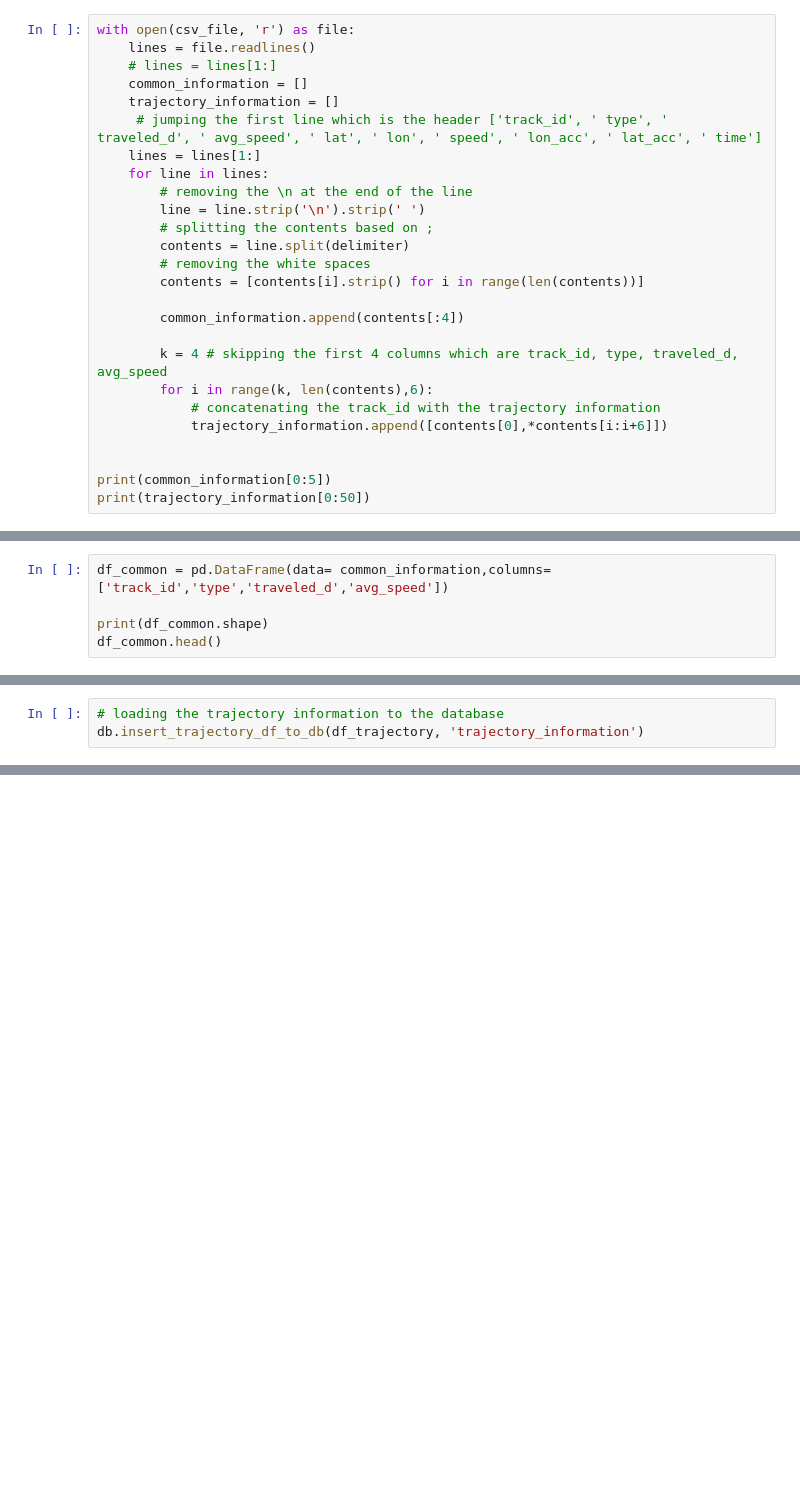
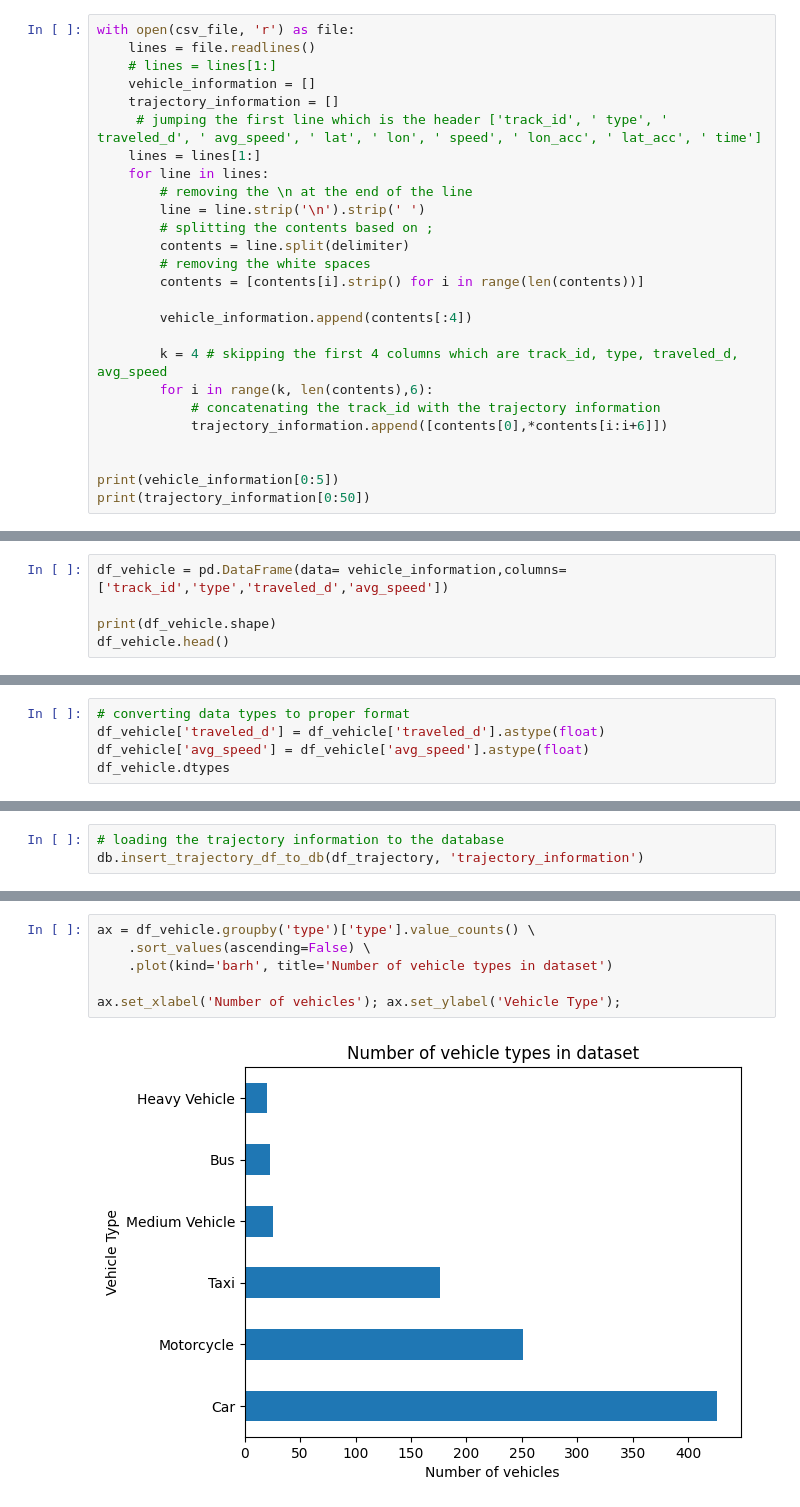
Before and after one commit to abdimussa87/10academy-week2-Traffic-Analysis, a Jupyter notebook: notebooks/eda_analysis.ipynb, the cells around one changed output, grey strips where cells are left out. Saved outputs shown, nothing was run; the diff lists cells and outputs as text; blank space fills up the shorter version.

Commit message:
feat: added additional data cleaning and plots refactor: changed common_information to vehicle_information

```diff
--- a/notebooks/eda_analysis.ipynb
+++ b/notebooks/eda_analysis.ipynb
@@ -36,7 +37,7 @@ track_id; type; traveled_d; avg_speed; lat; lon; speed; lon_acc; lat_acc; time
 with open(csv_file, 'r') as file:
     lines = file.readlines()
     # lines = lines[1:]
-    common_information = []
+    vehicle_information = []
     trajectory_information = []
      # jumping the first line which is the header ['track_id', ' type', ' traveled_d', ' avg_speed', ' lat', ' lon', ' speed', ' lon_acc', ' lat_acc', ' time']
     lines = lines[1:]
@@ -48,7 +49,7 @@ with open(csv_file, 'r') as file:
         # removing the white spaces
         contents = [contents[i].strip() for i in range(len(contents))]
 
-        common_information.append(contents[:4])
+        vehicle_information.append(contents[:4])
 
         k = 4 # skipping the first 4 columns which are track_id, type, traveled_d, avg_speed
         for i in range(k, len(contents),6):
@@ -56,16 +57,16 @@ with open(csv_file, 'r') as file:
             trajectory_information.append([contents[0],*contents[i:i+6]])
 
 
-print(common_information[0:5])
+print(vehicle_information[0:5])
 print(trajectory_information[0:50])
 # %% [output]
 [['1', 'Car', '48.85', '9.770344'], ['2', 'Motorcycle', '98.09', '19.839417'], ['3', 'Motorcycle', '63.80', '18.228752'], ['4', 'Motorcycle', '145.72', '26.229014'], ['5', 'Motorcycle', '138.01', '24. ...
 [['1', '37.977391', '23.737688', '4.9178', '0.0518', '-0.0299', '0.000000'], ['1', '37.977391', '23.737688', '4.9207', '-0.0124', '-0.0354', '0.040000'], ['1', '37.977391', '23.737688', '4.9160', '-0. ...
 # %%
-df_common = pd.DataFrame(data= common_information,columns=['track_id','type','traveled_d','avg_speed'])
+df_vehicle = pd.DataFrame(data= vehicle_information,columns=['track_id','type','traveled_d','avg_speed'])
 
-print(df_common.shape)
-df_common.head()
+print(df_vehicle.shape)
+df_vehicle.head()
 # %% [output]
 (922, 4)
 |  | track_id | type | traveled_d | avg_speed |
@@ -99,0 +112,5 @@ df_trajectory.dropna(subset=['lat','lon','speed','lon_acc','time'],inplace=True)
+# %%
+# converting data types to proper format
+df_vehicle['traveled_d'] = df_vehicle['traveled_d'].astype(float)
+df_vehicle['avg_speed'] = df_vehicle['avg_speed'].astype(float)
+df_vehicle.dtypes
@@ -142,0 +204,8 @@ print('------------------------- Trajectory information ------------------------
+# %%
+ax = df_vehicle.groupby('type')['type'].value_counts() \
+    .sort_values(ascending=False) \
+    .plot(kind='barh', title='Number of vehicle types in dataset')
+
+ax.set_xlabel('Number of vehicles'); ax.set_ylabel('Vehicle Type');
+# %% [output]
+[figure, added]
```
Also changed, not shown: parts of 11 cells of this notebook, 2 other files.
